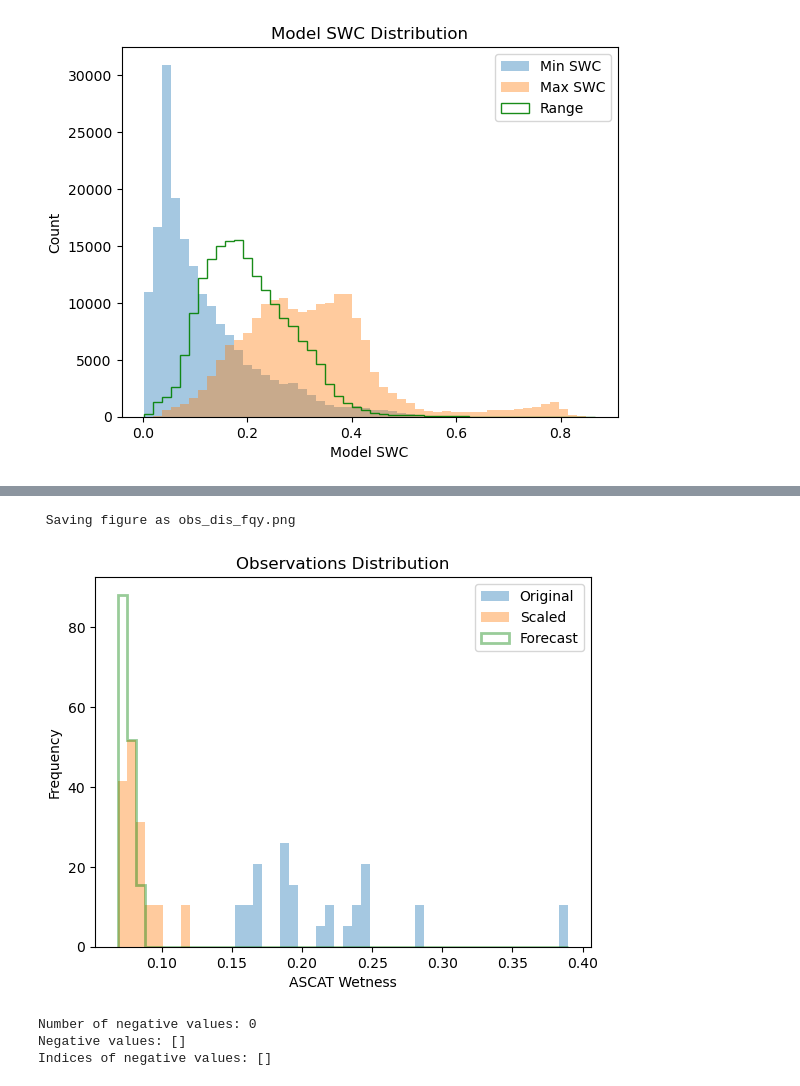
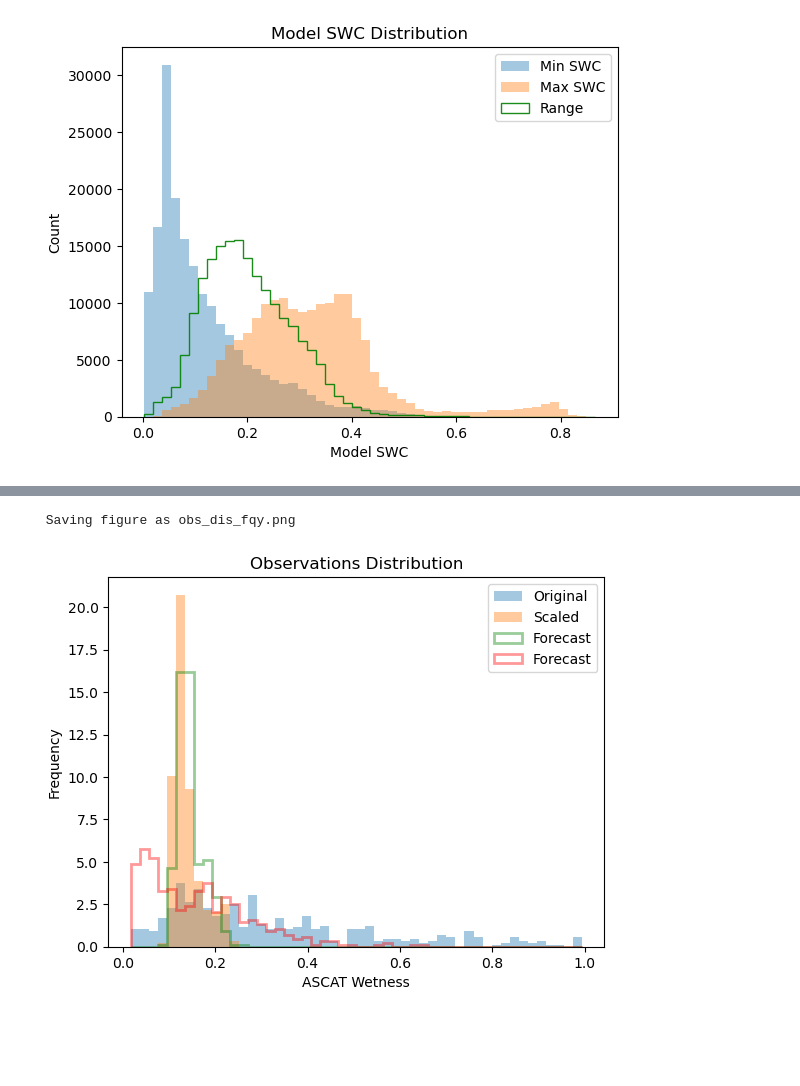
Before and after one commit to amfox37/GEOSldas_diagnostics, a Jupyter notebook: Jupyter/Analyze_new_scaling_102023.ipynb, the cells around one changed output, grey strips where cells are left out. Saved outputs shown, nothing was run; the diff lists cells and outputs as text; code cells hidden in the pictures; blank space fills up the shorter version.

```diff
--- a/Jupyter/Analyze_new_scaling_102023.ipynb
+++ b/Jupyter/Analyze_new_scaling_102023.ipynb
@@ -117,0 +329,16 @@ Total number of obs =  726292
+# %%
+# Load the saved values from the file
+data = np.load('combined_values2.npz', allow_pickle=True)
+
+# Access the variables
+date_time2 = data['date_time']
+obs_species2 = data['obs_species']
+obs_tilenum2 = data['obs_tilenum']
+obs_lon2 = data['obs_lon']
+obs_lat2 = data['obs_lat']
+obs_obs2 = data['obs_obs']
+obs_obsvar2 = data['obs_obsvar']
+obs_fcst2 = data['obs_fcst']
+obs_fcstvar2 = data['obs_fcstvar']
+obs_ana2 = data['obs_ana']
+obs_anavar2 = data['obs_anavar']
@@ -259,0 +472,15 @@ plot_global_contour(lon2d, lat2d, obs_mean2.T, False, 'Scaled Obs', 'ASCAT wetne
+# %%
+# Initialize a list of lists to store the observations for each grid cell
+obs_list = [[[] for i in range(ny)] for j in range(nx)]
+obs_list2 = [[[] for i in range(ny)] for j in range(nx)]
+fcst_list = [[[] for i in range(ny)] for j in range(nx)]
+fcst_list2 = [[[] for i in range(ny)] for j in range(nx)]
+
+# Find all the observations that fall into each grid cell
+for i in range(n_obs):
+    obs_list[int(i_out[i])][int(j_out[i])].append(obs_obs[i])
+    fcst_list[int(i_out[i])][int(j_out[i])].append(obs_fcst[i])
+
+for i in range(n_obs2):
+    obs_list2[int(i_out2[i])][int(j_out2[i])].append(obs_obs2[i])
+    fcst_list2[int(i_out[i])][int(j_out[i])].append(obs_fcst2[i])
@@ -275,37 +527,40 @@ Indices of top 10 non-NaN values: (array([462, 717, 508, 983, 777, 819, 729, 729
 data1 = obs_list[indices[0][0]][indices[1][0]]
 data2 = obs_list2[indices[0][0]][indices[1][0]]
 data3 = fcst_list[indices[0][0]][indices[1][0]]
+data4 = fcst_list2[indices[0][0]][indices[1][0]]
 
 data11 = obs_list[indices[0][1]][indices[1][1]]
 data21 = obs_list2[indices[0][1]][indices[1][1]]
 data31 = fcst_list[indices[0][1]][indices[1][1]]
+data41 = fcst_list2[indices[0][1]][indices[1][1]]
 # %%
 # Define bin edges
-combined_data = np.concatenate([data11, data21, data31])
+combined_data = np.concatenate([data1, data2, data3, data4])
 bin_edges = np.linspace(np.min(combined_data), np.max(combined_data), 51)
 
 # Plot histogram as a line
 fig, ax = plt.subplots()
 
-n2, bins, patches = ax.hist(data11, density=True, bins=bin_edges, alpha=0.4, label='Original')
-n1, bins, patches = ax.hist(data21, density=True, bins=bin_edges, alpha=0.4, label='Scaled')
-n3, bins, patches = ax.hist(data31, density=True, bins=bin_edges, alpha=0.4, label='Forecast', color='green', histtype='step', linewidth=2)
+n2, bins, patches = ax.hist(data1, density=True, bins=bin_edges, alpha=0.4, label='Original')
+n1, bins, patches = ax.hist(data2, density=True, bins=bin_edges, alpha=0.4, label='Scaled')
+n3, bins, patches = ax.hist(data3, density=True, bins=bin_edges, alpha=0.4, label='Forecast', color='green', histtype='step', linewidth=2)
+n3, bins, patches = ax.hist(data4, density=True, bins=bin_edges, alpha=0.4, label='Forecast', color='red', histtype='step', linewidth=2)
 
 # Add labels and title
 ax.set_xlabel('ASCAT Wetness')
 ax.set_ylabel('Frequency')
 ax.set_title('Observations Distribution')
 ax.legend()
 
 savename = 'obs_dis_fqy.png'
 print(" Saving figure as", savename, "\n")
-#plt.savefig(savename, dpi = 400)
+plt.savefig(savename, dpi = 400)
 
 # Show plot
 plt.show()
 # %% [output]
  Saving figure as obs_dis_fqy.png
-[figure, old version]
+[figure, new version]
 # %%
 # Count the number of negative values
 num_negatives = np.sum(obs_obs2 < 0)
@@ -327,10 +582,6 @@ indices = np.where(mask)[0]
 
 # Print the indices of the negative values
 print("Indices of negative values:", indices)
-# %% [output]
-Number of negative values: 0
-Negative values: []
-Indices of negative values: []
 # %%
 # Generate data
 data1 = obs_obs
```
Also changed, not shown: parts of 30 cells of this notebook, 10 other files.
